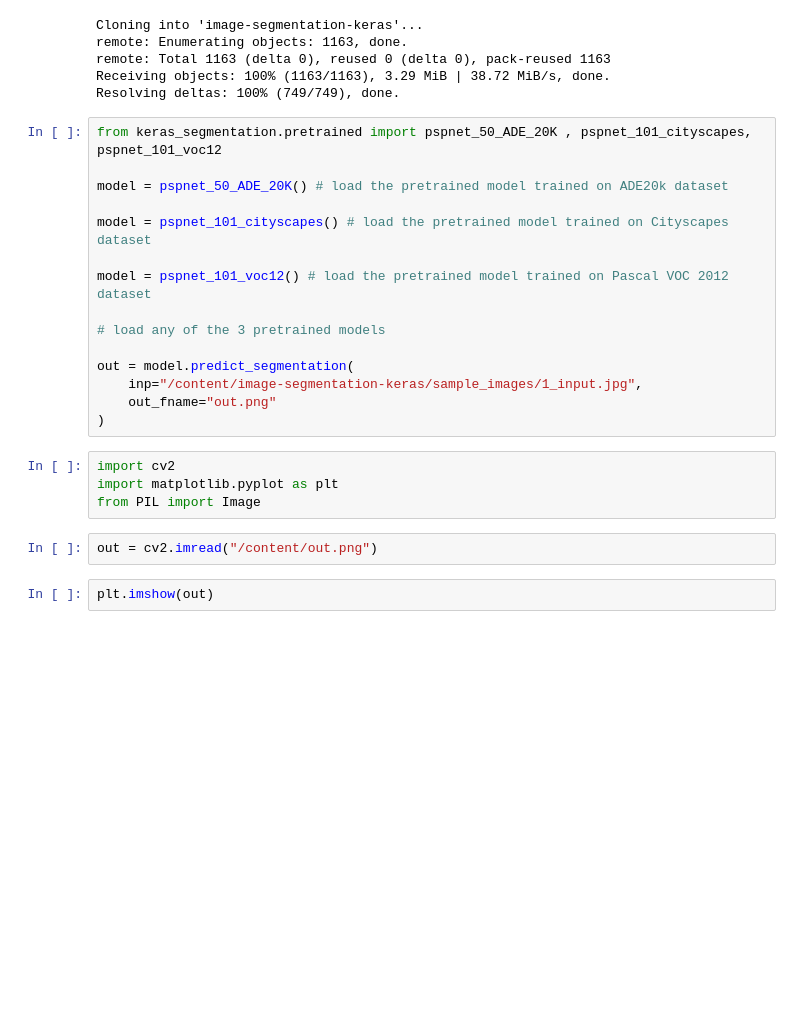
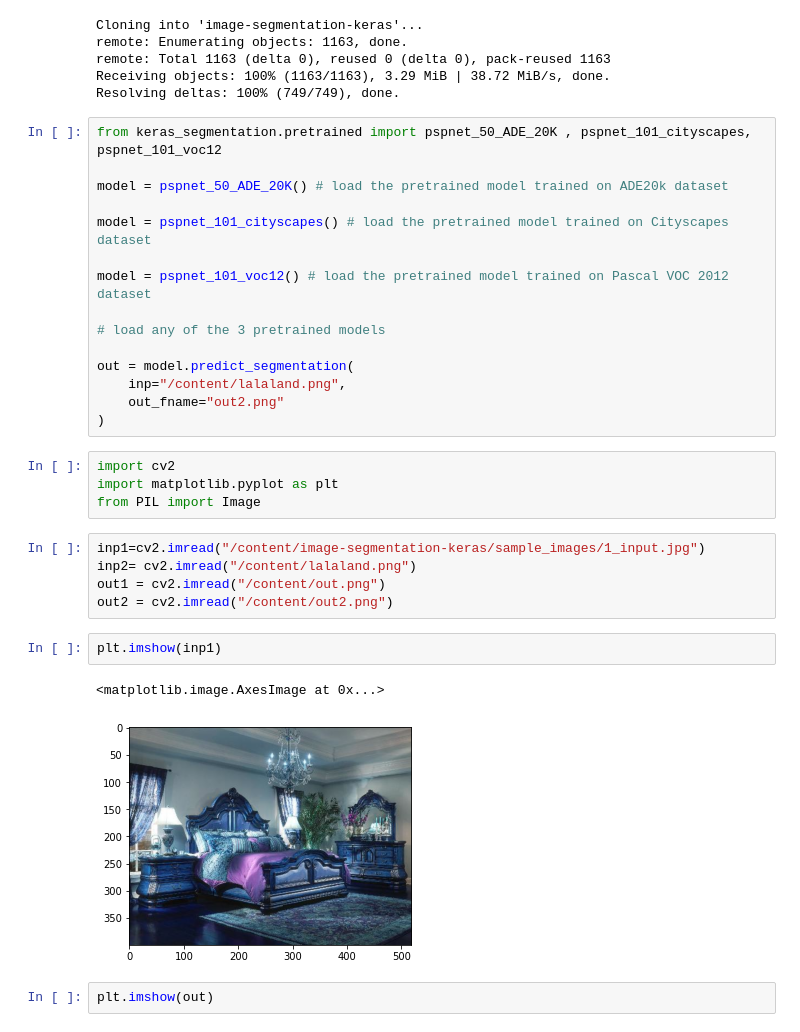
Before and after one commit to dakyommii/python, a Jupyter notebook: FCN/fcn_keras_seg_test.ipynb, the cells around one changed output. Cells and saved outputs as stored; diff of their text form; blank space fills up the shorter version.

```diff
--- a/FCN/fcn_keras_seg_test.ipynb
+++ b/FCN/fcn_keras_seg_test.ipynb
@@ -80,15 +80,23 @@ model = pspnet_101_voc12() # load the pretrained model trained on Pascal VOC 201
 # load any of the 3 pretrained models
 
 out = model.predict_segmentation(
-    inp="/content/image-segmentation-keras/sample_images/1_input.jpg",
-    out_fname="out.png"
+    inp="/content/lalaland.png",
+    out_fname="out2.png"
 )
 # %%
 import cv2
 import matplotlib.pyplot as plt
 from PIL import Image
-# %%
-out = cv2.imread("/content/out.png")
+# %%
+inp1=cv2.imread("/content/image-segmentation-keras/sample_images/1_input.jpg")
+inp2= cv2.imread("/content/lalaland.png")
+out1 = cv2.imread("/content/out.png")
+out2 = cv2.imread("/content/out2.png")
+# %%
+plt.imshow(inp1)
+# %% [output]
+<matplotlib.image.AxesImage at 0x...>
+[figure, added]
 # %%
 plt.imshow(out)
 # %% [output]
```
Also changed, not shown: parts of 2 cells of this notebook.
